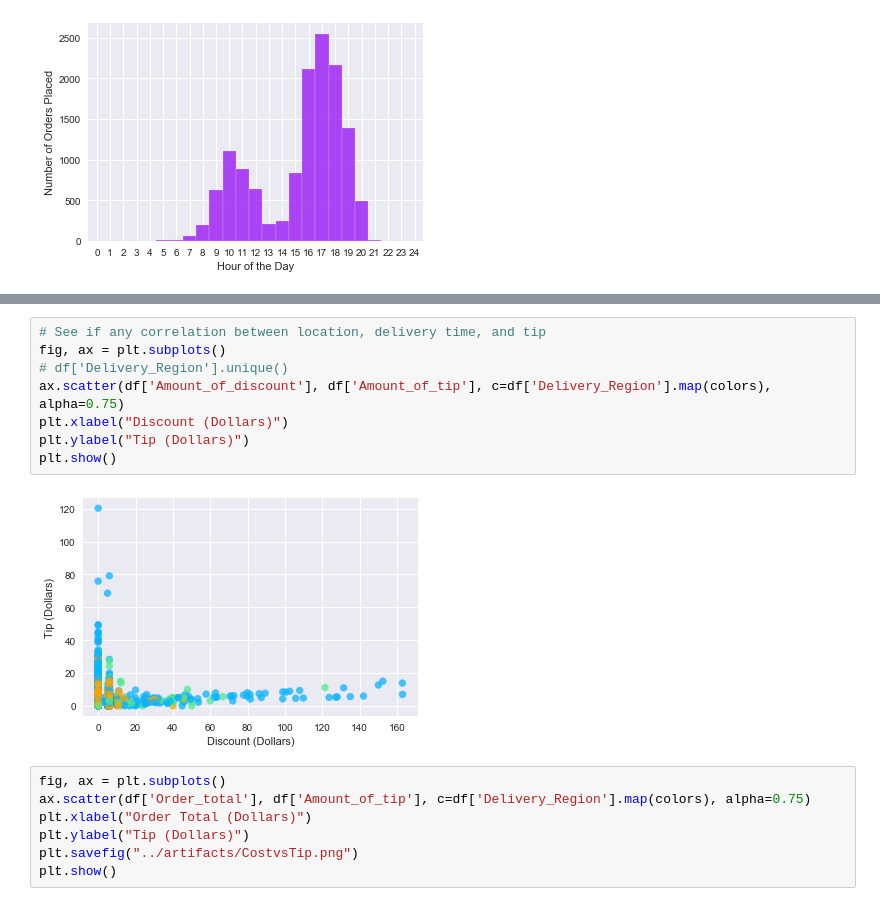
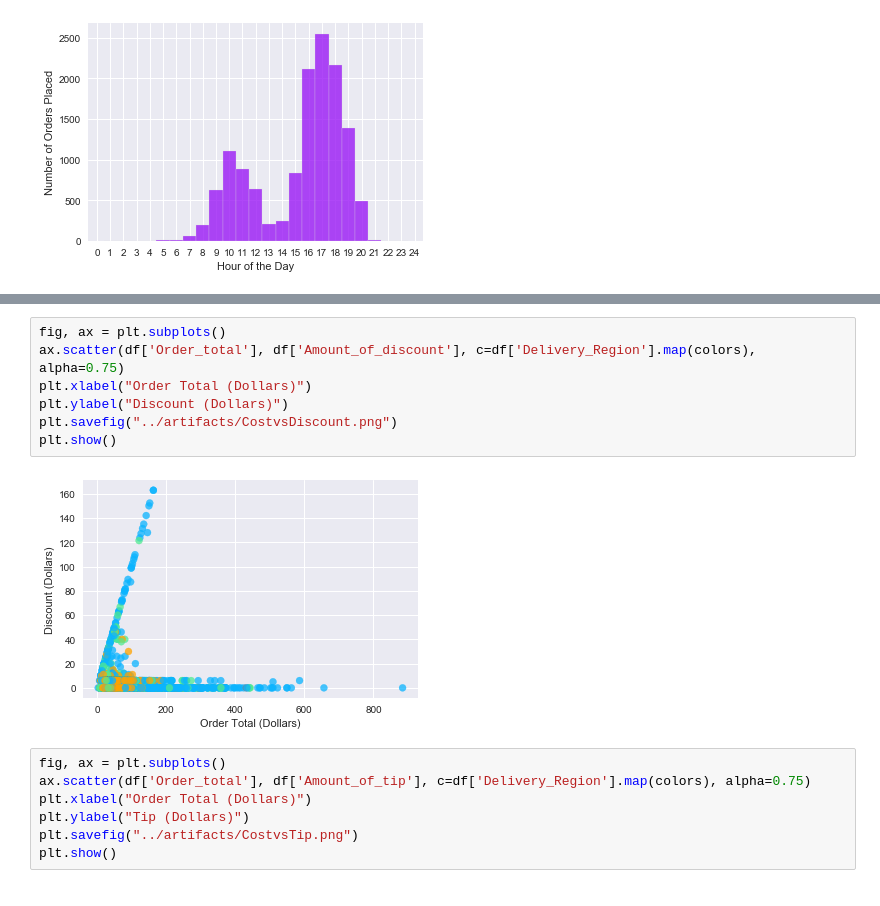
Before and after one commit to toestie/fooddelivery-dataset, a Jupyter notebook: notebooks/analysis.ipynb, the cells around one changed output, grey strips where cells are left out. Cells and saved outputs as stored; diff of their text form.

```diff
--- a/notebooks/analysis.ipynb
+++ b/notebooks/analysis.ipynb
@@ -246,13 +259,12 @@ plt.show()
 # %%
-# See if any correlation between location, delivery time, and tip
 fig, ax = plt.subplots()
-# df['Delivery_Region'].unique()
-ax.scatter(df['Amount_of_discount'], df['Amount_of_tip'], c=df['Delivery_Region'].map(colors), alpha=0.75)
-plt.xlabel("Discount (Dollars)")
-plt.ylabel("Tip (Dollars)")
+ax.scatter(df['Order_total'], df['Amount_of_discount'], c=df['Delivery_Region'].map(colors), alpha=0.75)
+plt.xlabel("Order Total (Dollars)")
+plt.ylabel("Discount (Dollars)")
+plt.savefig("../artifacts/CostvsDiscount.png")
 plt.show()
 # %% [output]
-[figure, old version]
+[figure, new version]
 # %%
 fig, ax = plt.subplots()
 ax.scatter(df['Order_total'], df['Amount_of_tip'], c=df['Delivery_Region'].map(colors), alpha=0.75)
```
Also changed, not shown: parts of 2 cells of this notebook, 3 other files.
